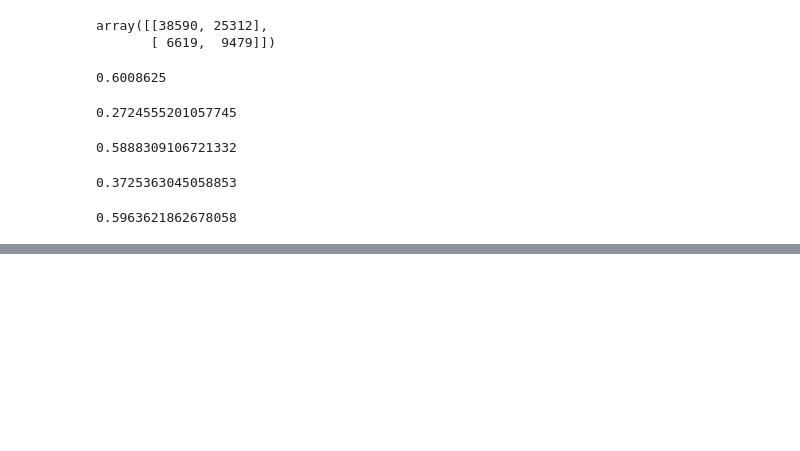
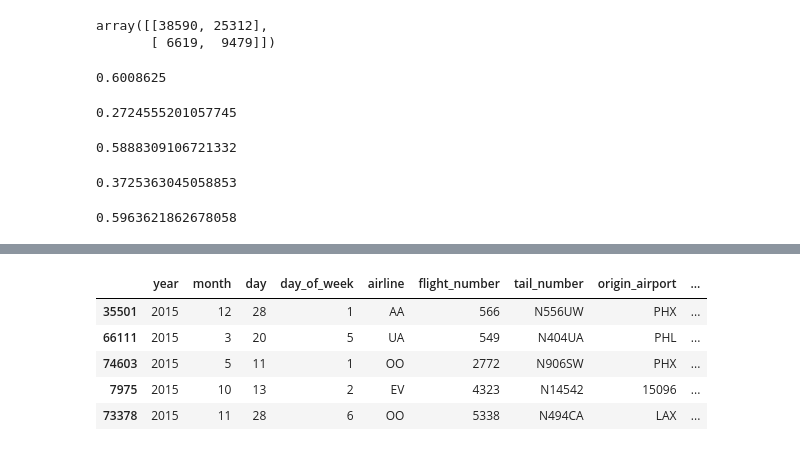
Before and after one commit to binh748/flight-classification, a Jupyter notebook: feature_engineering.ipynb, the cells around one changed output, grey strips where cells are left out. Saved outputs shown, nothing was run; the diff lists cells and outputs as text; code cells hidden in the pictures; blank space fills up the shorter version.

```diff
--- a/feature_engineering.ipynb
+++ b/feature_engineering.ipynb
@@ -821,0 +894,6 @@ array([[38590, 25312],
+# %%
+cond_list = [((error_analysis_df['actual_is_not_on_time'] == 1) & (error_analysis_df['pred_is_not_on_time'] == 1)),
+             ((error_analysis_df['actual_is_not_on_time'] == 0) & (error_analysis_df['pred_is_not_on_time'] == 0)),
+             ((error_analysis_df['actual_is_not_on_time'] == 1) & (error_analysis_df['pred_is_not_on_time'] == 0)),
+             ((error_analysis_df['actual_is_not_on_time'] == 0) & (error_analysis_df['pred_is_not_on_time'] == 1))]
+cond_values = ['tp', 'tn', 'fn', 'fp']
@@ -821,0 +924,4 @@ array([[38590, 25312],
+# %%
+cols = ['actual_is_not_on_time', 'pred_is_not_on_time', 'actual_v_pred']
+# %%
+combined_error_analysis_df = sample_df.join(error_analysis_df[cols])
@@ -821,0 +946,9 @@ array([[38590, 25312],
+# %%
+combined_error_analysis_df[combined_error_analysis_df['actual_v_pred'] == 'fn'].sample(5)
+# %% [output]
+|  | year | month | day | day_of_week | airline | flight_number | tail_number | origin_airport | ... |
+| 35501 | 2015 | 12 | 28 | 1 | AA | 566 | N556UW | PHX | ... |
+| 66111 | 2015 | 3 | 20 | 5 | UA | 549 | N404UA | PHL | ... |
+| 74603 | 2015 | 5 | 11 | 1 | OO | 2772 | N906SW | PHX | ... |
+| 7975 | 2015 | 10 | 13 | 2 | EV | 4323 | N14542 | 15096 | ... |
+| 73378 | 2015 | 11 | 28 | 6 | OO | 5338 | N494CA | LAX | ... |
```
Also changed, not shown: parts of 17 cells of this notebook.
